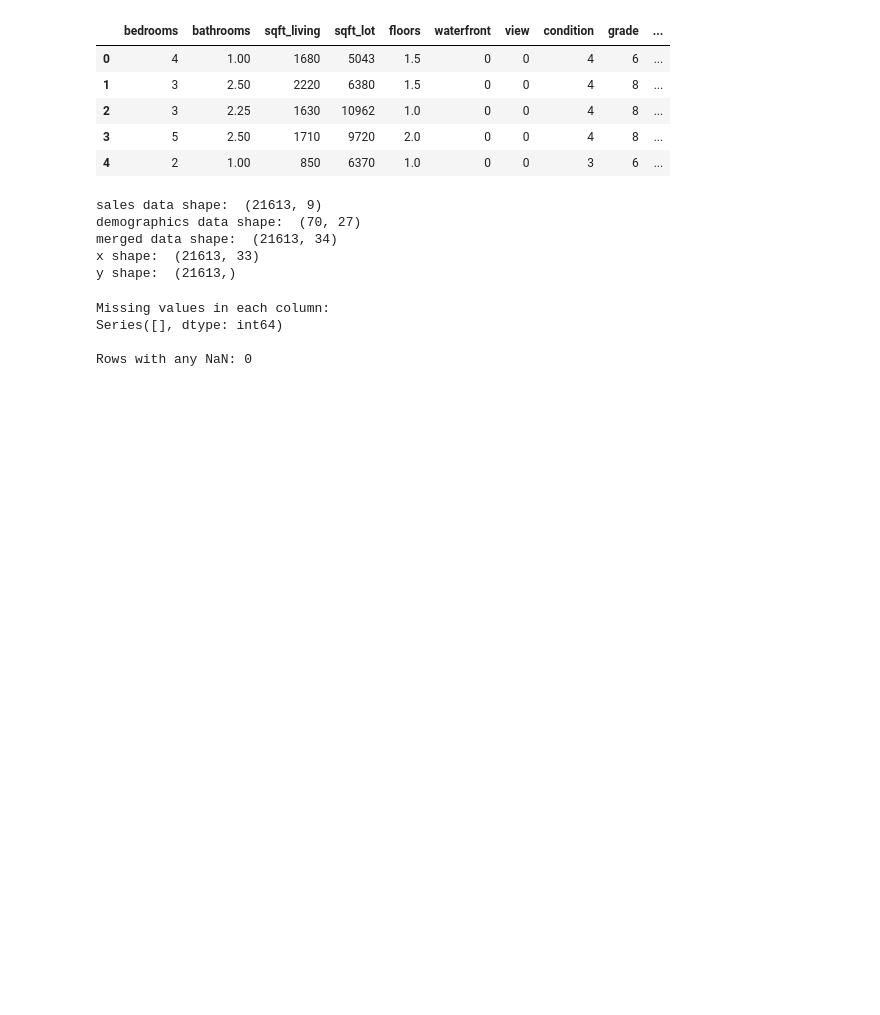
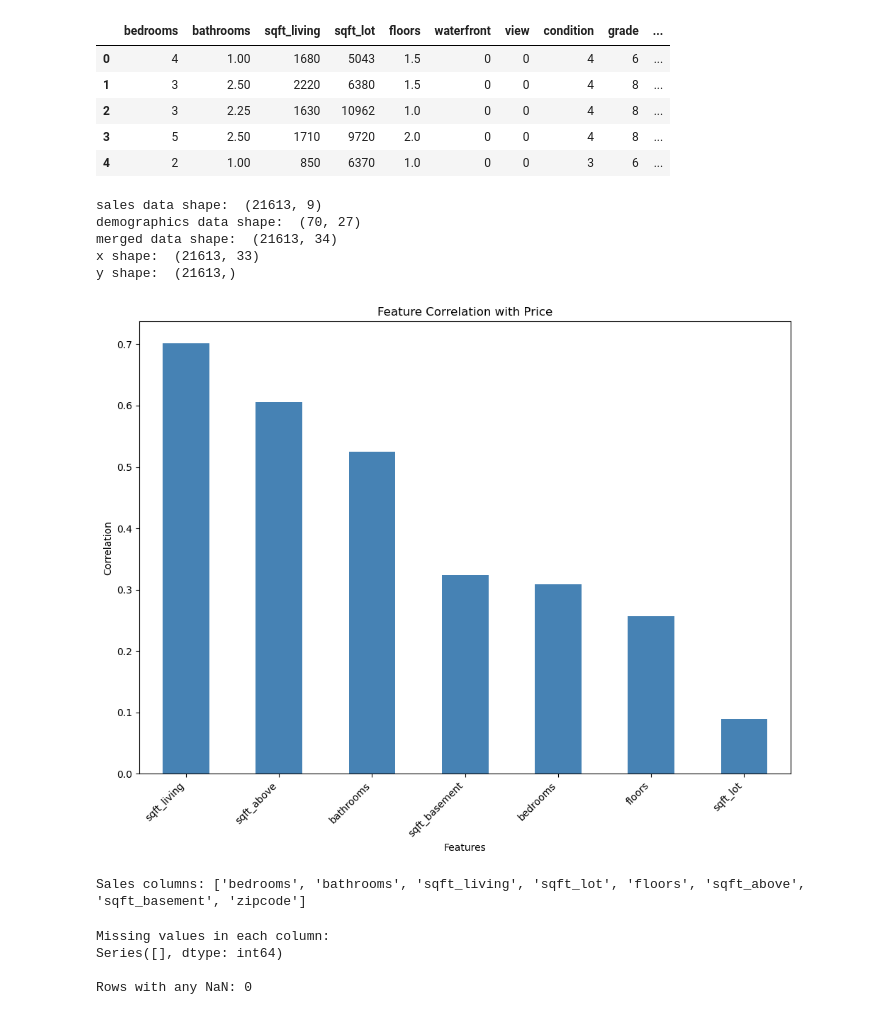
Before and after one commit to kaylarossi/mle-project-challenge-2, a Jupyter notebook: train/EDA_notebook.ipynb, the cells around one changed output. Drawn from its saved outputs; the diff is of its cells as text; code cells hidden in the pictures; blank space fills up the shorter version.

Commit message:
added charts

```diff
--- a/train/EDA_notebook.ipynb
+++ b/train/EDA_notebook.ipynb
@@ -138,57 +138,54 @@ test data columns:  Index(['bedrooms', 'bathrooms', 'sqft_living', 'sqft_lot', '
 # %%
 from create_model import load_data
 import pandas
 from typing import List, Tuple
 
 SALES_PATH = "data/kc_house_data.csv"  # path to CSV with home sale data
 DEMOGRAPHICS_PATH = "/Users/kayla/phData/mle-project-challenge-2/app/data/zipcode_demographics.csv"  # path to CSV with demographics
 # List of columns (subset) that will be taken from home sale data
 SALES_COLUMN_SELECTION = [
     'price', 'bedrooms', 'bathrooms', 'sqft_living', 'sqft_lot', 'floors',
     'sqft_above', 'sqft_basement', 'zipcode'
 ]
-def load_data(
-    sales_path: str, demographics_path: str, sales_column_selection: List[str]
-) -> Tuple[pandas.DataFrame, pandas.Series]:
-    """Load the target and feature data by merging sales and demographics.
 
-    Args:
-        sales_path: path to CSV file with home sale data
-        demographics_path: path to CSV file with home sale data
-        sales_column_selection: list of columns from sales data to be used as
-            features
+data = pandas.read_csv(SALES_PATH,
+                        usecols=SALES_COLUMN_SELECTION,
+                        dtype={'zipcode': str})
+demographics = pandas.read_csv(DEMOGRAPHICS_PATH,
+                                dtype={'zipcode': str})
+print('sales data shape: ', data.shape)
+print('demographics data shape: ', demographics.shape)
 
-    Returns:
-        Tuple containg with two elements: a DataFrame and a Series of the same
-        length.  The DataFrame contains features for machine learning, the
-        series contains the target variable (home sale price).
+merged_data = data.merge(demographics, how="left",
+                            on="zipcode").drop(columns="zipcode")
+print('merged data shape: ', merged_data.shape)
+# Remove the target variable from the dataframe, features will remain
+y = merged_data.pop('price')
+x = merged_data
 
-    """
-    data = pandas.read_csv(sales_path,
-                           usecols=sales_column_selection,
-                           dtype={'zipcode': str})
-    demographics = pandas.read_csv(demographics_path,
-                                   dtype={'zipcode': str})
-    print('sales data shape: ', data.shape)
-    print('demographics data shape: ', demographics.shape)
 
-    merged_data = data.merge(demographics, how="left",
-                             on="zipcode").drop(columns="zipcode")
-    print('merged data shape: ', merged_data.shape)
-    # Remove the target variable from the dataframe, features will remain
-    y = merged_data.pop('price')
-    x = merged_data
-
-    return x, y
-x,y = load_data(SALES_PATH, DEMOGRAPHICS_PATH, SALES_COLUMN_SELECTION)
 print('x shape: ', x.shape)
 print('y shape: ', y.shape)
+
+data.pop('price')  # Remove target variable for correlation plot
+plt.figure(figsize=(10, 8))
+price_corr = data.select_dtypes(include='number').corrwith(y).sort_values(ascending=False)
+price_corr.plot(kind='bar', color=['red' if val < 0 else 'steelblue' for val in price_corr])
+plt.title('Feature Correlation with Price')
+plt.xlabel('Features')
+plt.ylabel('Correlation')
+plt.xticks(rotation=45, ha='right')
+plt.tight_layout()
+plt.show()
+print(f"Sales columns: {list(data.columns)}")
 # %% [output]
 sales data shape:  (21613, 9)
 demographics data shape:  (70, 27)
 merged data shape:  (21613, 34)
 x shape:  (21613, 33)
 y shape:  (21613,)
+[figure, added]
+Sales columns: ['bedrooms', 'bathrooms', 'sqft_living', 'sqft_lot', 'floors', 'sqft_above', 'sqft_basement', 'zipcode']
 # %%
 missing_values = x.isnull().sum()
 print("Missing values in each column:")
```
